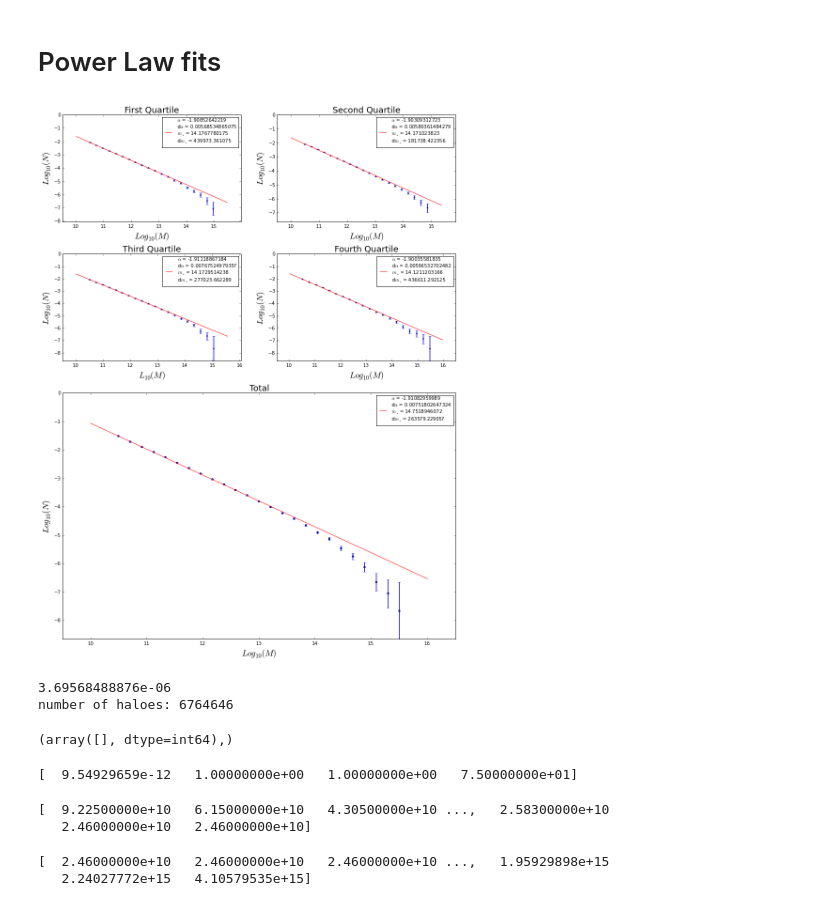
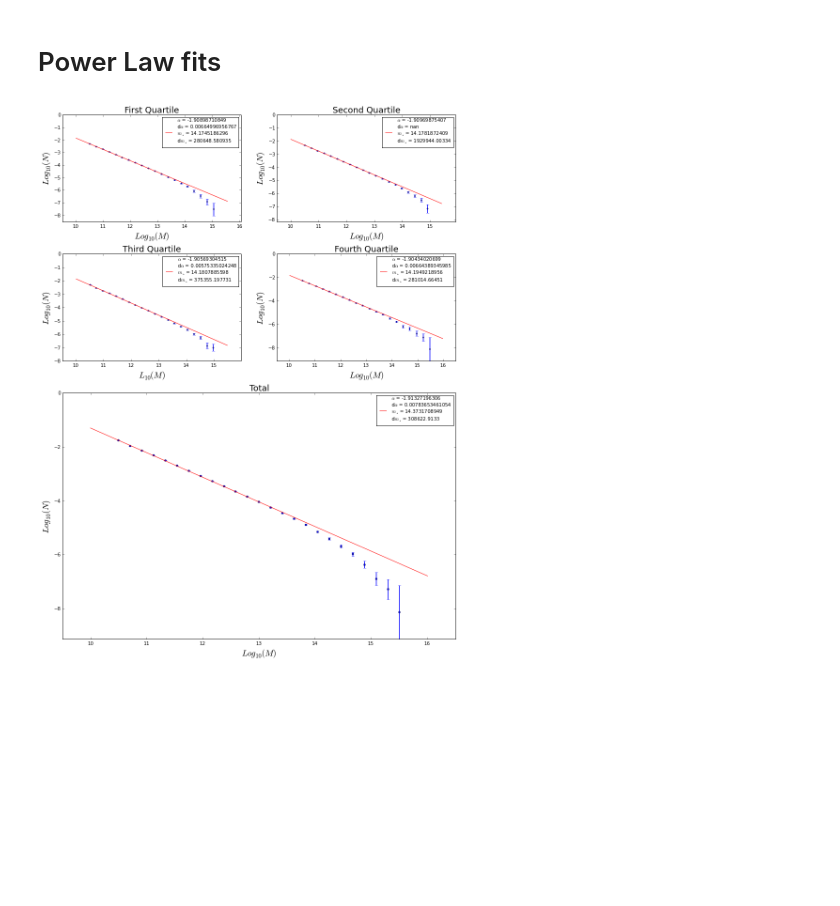
Before and after one commit to jdprada1760/Cornell_Summer, a Jupyter notebook: Millenium_Run/Big_Simulation/quartile.ipynb, the cells around one changed output. Drawn from its saved outputs; the diff is of its cells as text; code cells hidden in the pictures; blank space fills up the shorter version.

```diff
--- a/Millenium_Run/Big_Simulation/quartile.ipynb
+++ b/Millenium_Run/Big_Simulation/quartile.ipynb
@@ -377,59 +377,7 @@ SchFitGraphs(vol, 20)
 # Power Law fits
 # %%
 # The volume of the sample box
-vol = (250**3)/(0.7**3)
+vol = (360**3)/(0.7**3)
 PowFitGraphs( vol, 20)
 # %% [output]
-[figure, old version]
+[figure, new version]
-# %%
-table = np.loadtxt("finalResult6.data", skiprows = 0, delimiter = ',').T
-print len(table[0][where(table[0] == 0)])*1.0/len(table.T)
-table[0] = 3/(1+(np.pi*table[0]))
-print "number of haloes: " + str(len(table.T))
-# Calculates the first quartile of logsigma
-global q1
-global q2
-global q3
-global q4
-global q5
-lsigma = table[0]
-mass = M*table[1]
-q = np.percentile(lsigma,25)
-# Keeps first quartile
-q1 = mass[where(lsigma < q)]
-# Removes fist quartile from lsigma
-mass = mass[where(lsigma >= q)]
-lsigma = lsigma[where(lsigma >= q)]
-# Second quartile
-q = np.percentile(lsigma,33.333333)
-q2 = mass[where(lsigma < q)]
-mass = mass[where(lsigma >= q)]
-lsigma = lsigma[where(lsigma >= q)]
-# Third and Fourth quartile
-q = np.percentile(lsigma,50)
-q3 = mass[where(lsigma < q)]
-q4 = mass[where(lsigma >= q)]
-q5 = M*table[1]
-# verify the length of each quartile
-#print len(q1),len(q2),len(q3),len(q4), sum([len(q1),len(q2),len(q3),len(q4)])
-# %% [output]
-3.69568488876e-06
-number of haloes: 6764646
-# %%
-print where(table[0] == 0)
-# %% [output]
-(array([], dtype=int64),)
-# %%
-print table.T[0]
-# %% [output]
-[  9.54929659e-12   1.00000000e+00   1.00000000e+00   7.50000000e+01]
-# %%
-print q2
-# %% [output]
-[  9.22500000e+10   6.15000000e+10   4.30500000e+10 ...,   2.58300000e+10
-   2.46000000e+10   2.46000000e+10]
-# %%
-print sort(q5)
-# %% [output]
-[  2.46000000e+10   2.46000000e+10   2.46000000e+10 ...,   1.95929898e+15
-   2.24027772e+15   4.10579535e+15]
```
Also changed, not shown: parts of 5 cells of this notebook.
